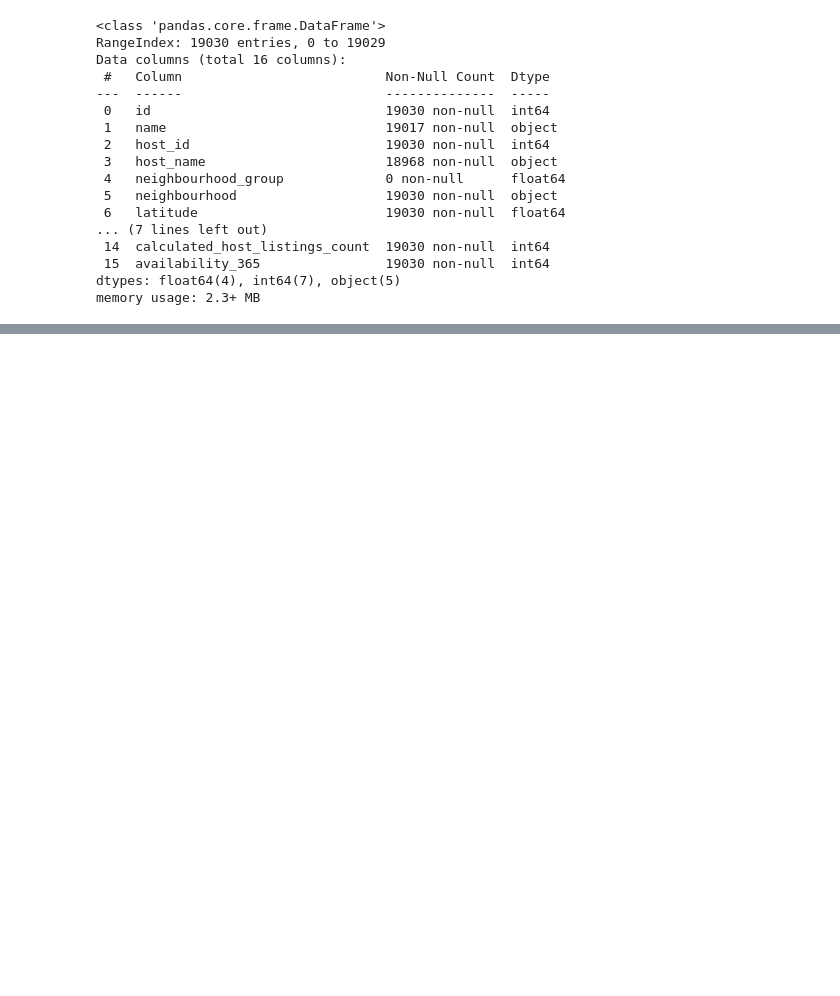
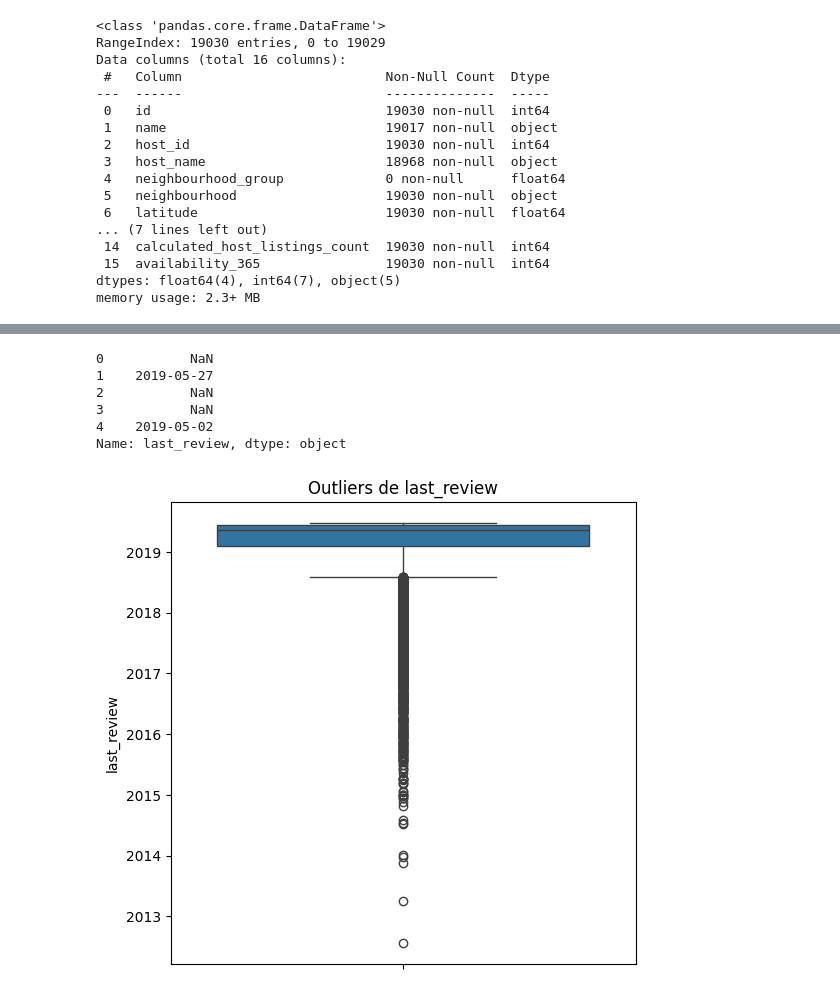
Before and after one commit to eduardopalomolalove/analisis-datos, a Jupyter notebook: airbnb.ipynb, the cells around one changed output, grey strips where cells are left out. Saved outputs shown, nothing was run; the diff lists cells and outputs as text; code cells hidden in the pictures; blank space fills up the shorter version.

```diff
--- a/airbnb.ipynb
+++ b/airbnb.ipynb
@@ -34,0 +50,4 @@ memory usage: 2.3+ MB
+# %%
+#Dado que la columna neighbourhood_group esta completamente vacia lo mas conveniente es eliminarla
+airbnb['neighbourhood_group'].isna().sum()
+airbnb = airbnb.drop(columns= ['neighbourhood_group'])
@@ -34,0 +82,4 @@ memory usage: 2.3+ MB
+# %%
+# Imputamos las columnas de tipo object con los valores de Desconocido
+airbnb['name'].fillna('Desconocido', inplace=True)
+airbnb['host_name'].fillna('Desconocido', inplace=True)
@@ -35,2 +99,20 @@ memory usage: 2.3+ MB
 # %%
-airbnb.head()
+airbnb['last_review'].head()
+# %% [output]
+0           NaN
+1    2019-05-27
+2           NaN
+3           NaN
+4    2019-05-02
+Name: last_review, dtype: object
+# %%
+# Dado que la columna last_review es de tipo object, seria conveniente transformarla a date
+airbnb['last_review'] = pd.to_datetime(airbnb['last_review'])
+# %%
+# Creamos un boxplot de last_review para saber si contiene muchos outliers y decidir como imputar
+plt.figure(figsize=(6,6))
+sns.boxplot(data= airbnb['last_review'])
+plt.title('Outliers de last_review')
+plt.show()
+# %% [output]
+[figure, added]
```
Also changed, not shown: parts of 68 cells of this notebook, 3 other files.
